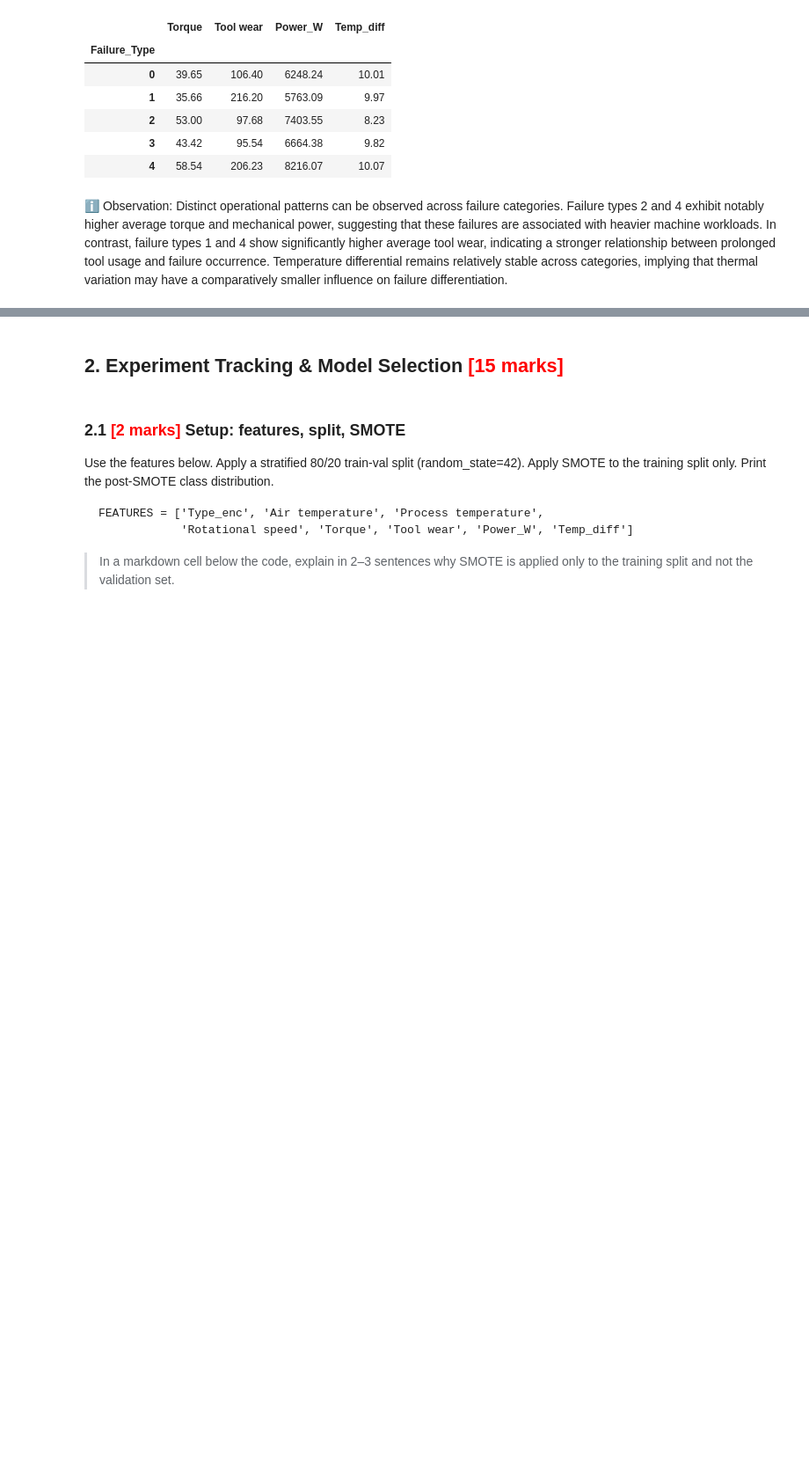
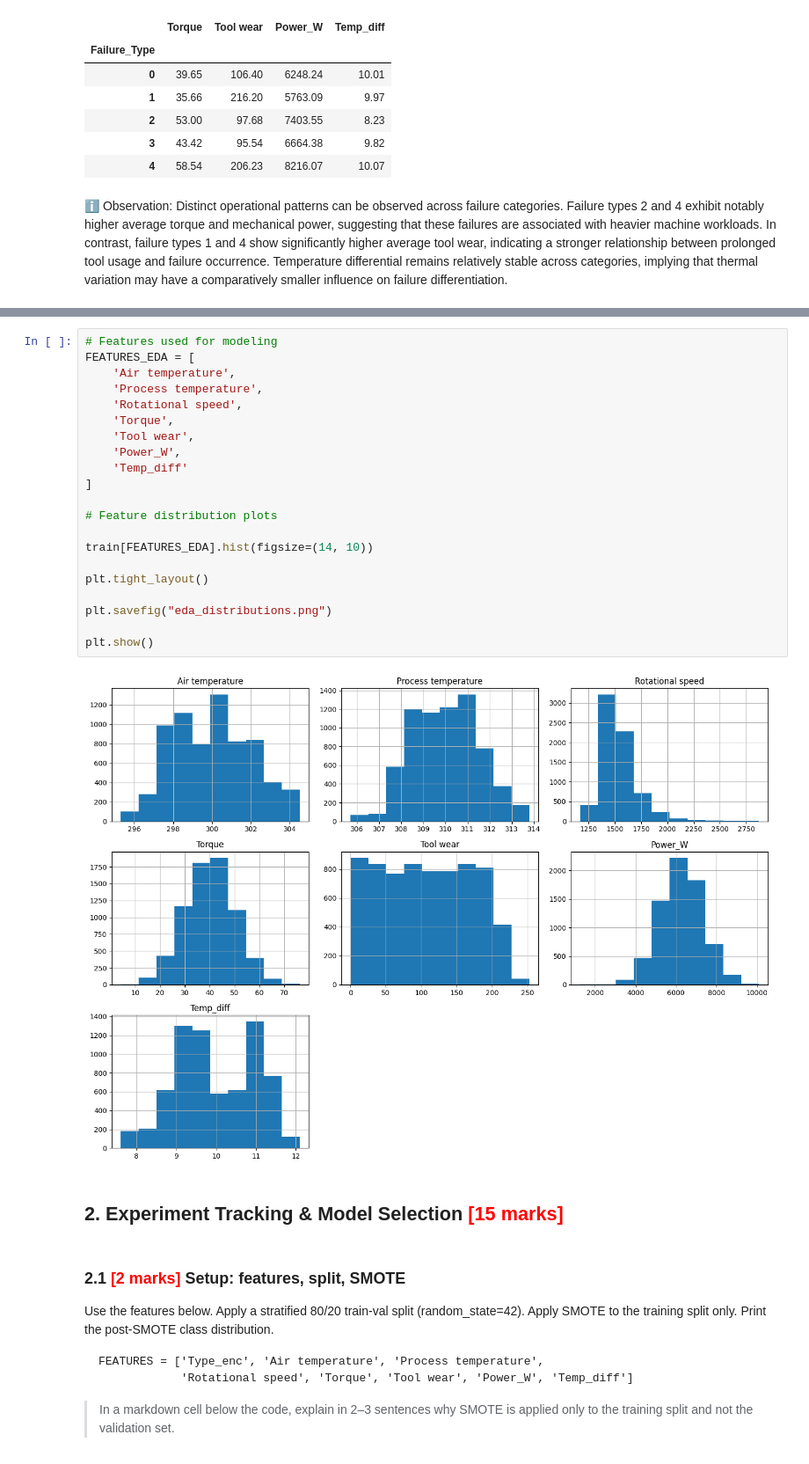
Before and after one commit to ssprajapati2021/MLOpsAssignment, a Jupyter notebook: notebook/MLOps_Assignment_PredMaint_Starter.ipynb, the cells around one changed output, grey strips where cells are left out. Shown at 88% size. Cells and saved outputs as stored; diff of their text form; blank space fills up the shorter version.

```diff
--- a/notebook/MLOps_Assignment_PredMaint_Starter.ipynb
+++ b/notebook/MLOps_Assignment_PredMaint_Starter.ipynb
@@ -642,3 +663,26 @@ Grouped Mean by Failure Type:
+# %%
+# Features used for modeling
+FEATURES_EDA = [
+    'Air temperature',
+    'Process temperature',
+    'Rotational speed',
+    'Torque',
+    'Tool wear',
+    'Power_W',
+    'Temp_diff'
+]
+
+# Feature distribution plots
+
+train[FEATURES_EDA].hist(figsize=(14, 10))
+
+plt.tight_layout()
+
+plt.savefig("eda_distributions.png")
+
+plt.show()
+# %% [output]
+[figure, added]
 # %% [markdown]
 ## **2. Experiment Tracking & Model Selection** <font color=red>[15 marks]</font>
 # %% [markdown]
```
Also changed, not shown: parts of 10 cells of this notebook, 5 other files.
